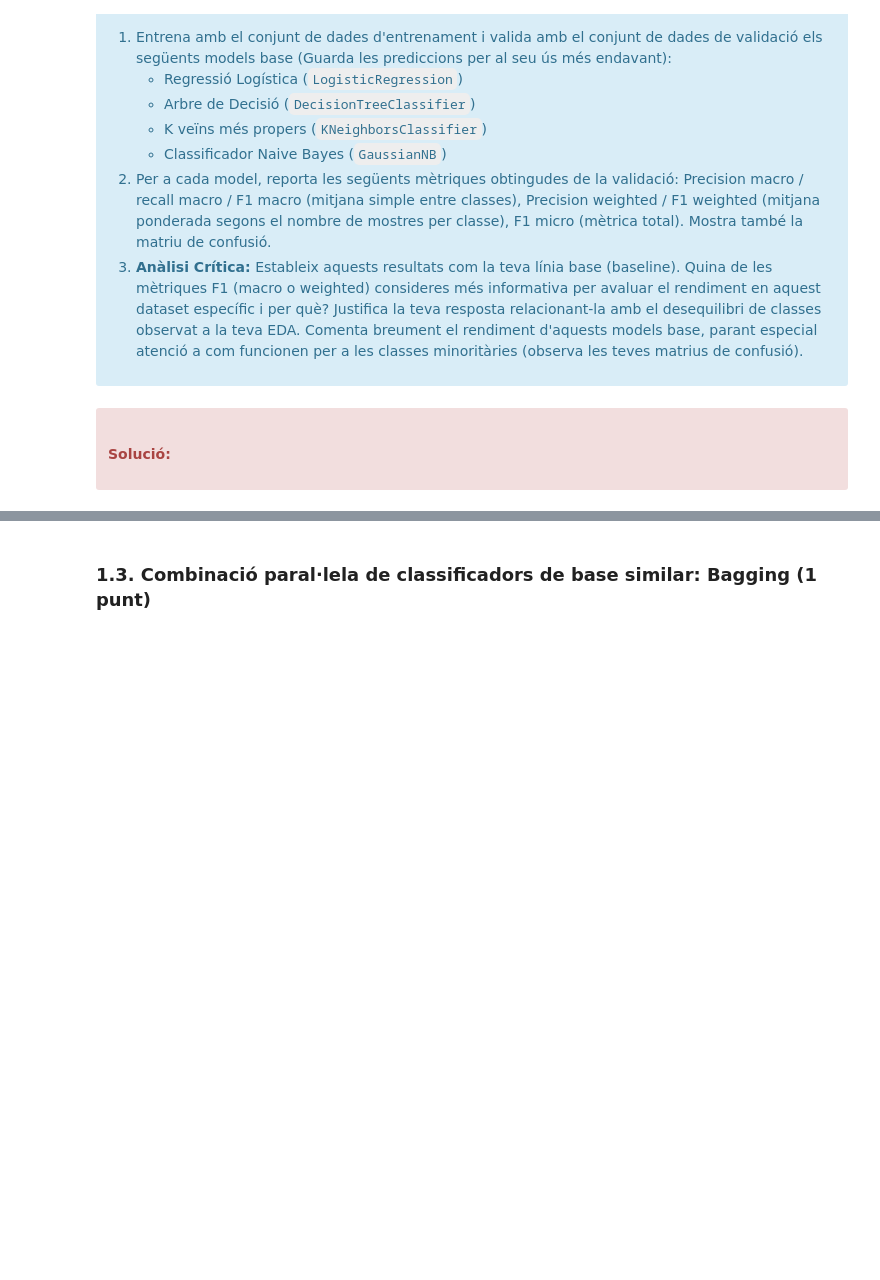
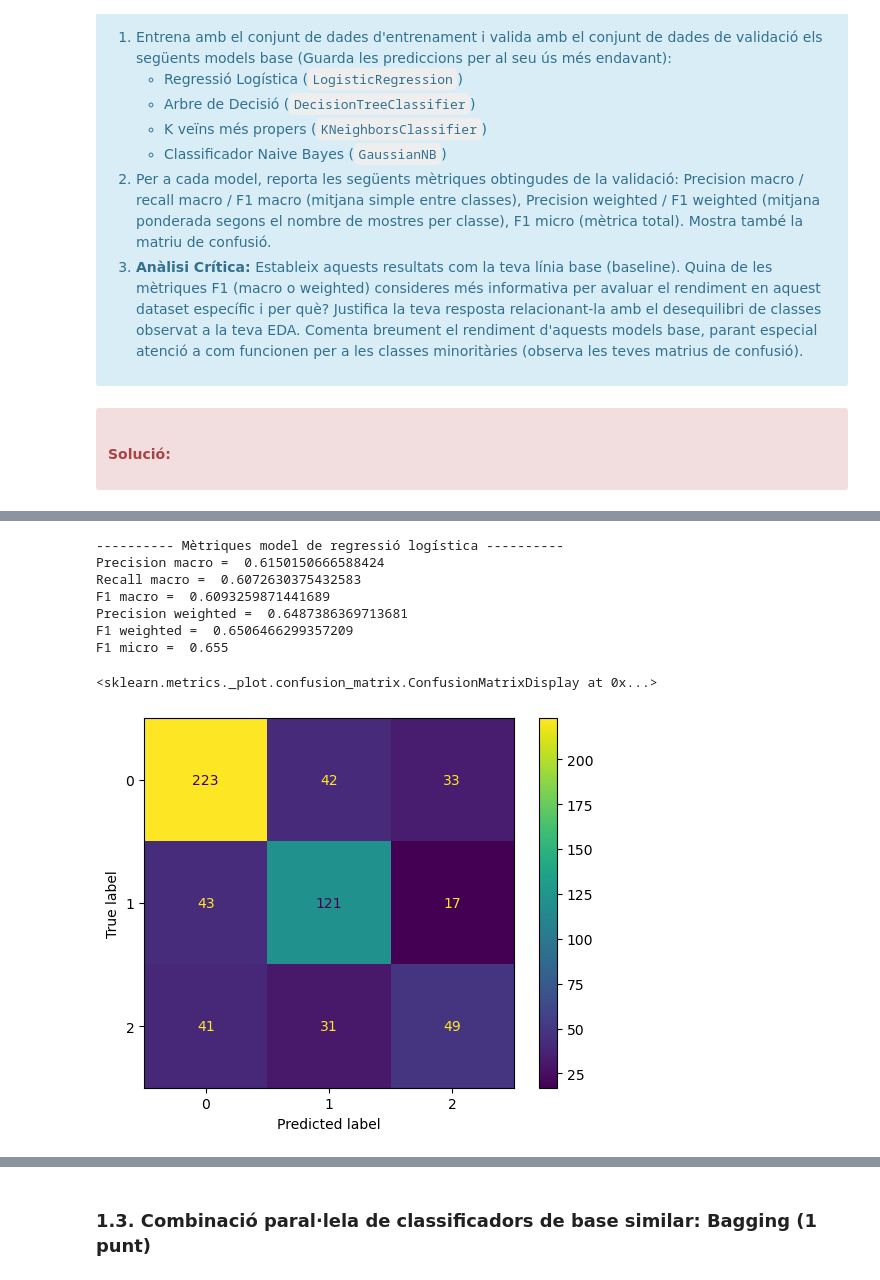
Before and after one commit to marc7666/PAC4-aprenentatge-automatic, a Jupyter notebook: M2_991_20242_PAC4_Enunciat.ipynb, the cells around one changed output, grey strips where cells are left out. Cells and saved outputs as stored; diff of their text form; code cells hidden in the pictures; blank space fills up the shorter version.

```diff
--- a/M2_991_20242_PAC4_Enunciat.ipynb
+++ b/M2_991_20242_PAC4_Enunciat.ipynb
@@ -489,0 +481,12 @@ Comenta dins d'aquesta cel·la la teva anàlisi crítica, fes servir tantes cel
+# %%
+from sklearn.linear_model import LogisticRegression
+from sklearn.metrics import classification_report
+from sklearn.tree import DecisionTreeClassifier
+from sklearn.neighbors import KNeighborsClassifier
+from sklearn.naive_bayes import GaussianNB
+# Model logistic
+model_regresion = LogisticRegression(random_state=42)
+model_regresion.fit(X_train_balanced_no_outliers, y_train_balanced)
+regression_predictions = model_regresion.predict(X_test_no_outliers)
+print("---------- Model de regressió logística ----------")
+print(classification_report(y_test, regression_predictions))
@@ -489,0 +558,25 @@ Comenta dins d'aquesta cel·la la teva anàlisi crítica, fes servir tantes cel
+# %%
+# Mètriques
+from sklearn.metrics import precision_score
+from sklearn.metrics import recall_score
+from sklearn.metrics import f1_score
+from sklearn.metrics import confusion_matrix
+from sklearn.metrics import ConfusionMatrixDisplay
+print("---------- Mètriques model de regressió logística ----------")
+print(f"Precision macro = ", precision_score(y_test, regression_predictions, average="macro"))
+print(f"Recall macro = ", recall_score(y_test, regression_predictions, average="macro"))
+print(f"F1 macro = ", f1_score(y_test, regression_predictions, average="macro"))
+print(f"Precision weighted = ", precision_score(y_test, regression_predictions, average="weighted"))
+print(f"F1 weighted = ",f1_score(y_test, regression_predictions, average="weighted"))
+print(f"F1 micro = ", f1_score(y_test, regression_predictions, average="micro"))
+ConfusionMatrixDisplay.from_predictions(y_test, regression_predictions)
+# %% [output]
+---------- Mètriques model de regressió logística ----------
+Precision macro =  0.6150150666588424
+Recall macro =  0.6072630375432583
+F1 macro =  0.6093259871441689
+Precision weighted =  0.6487386369713681
+F1 weighted =  0.6506466299357209
+F1 micro =  0.655
+<sklearn.metrics._plot.confusion_matrix.ConfusionMatrixDisplay at 0x...>
+[figure, added]
```
Also changed, not shown: parts of 24 cells of this notebook.
